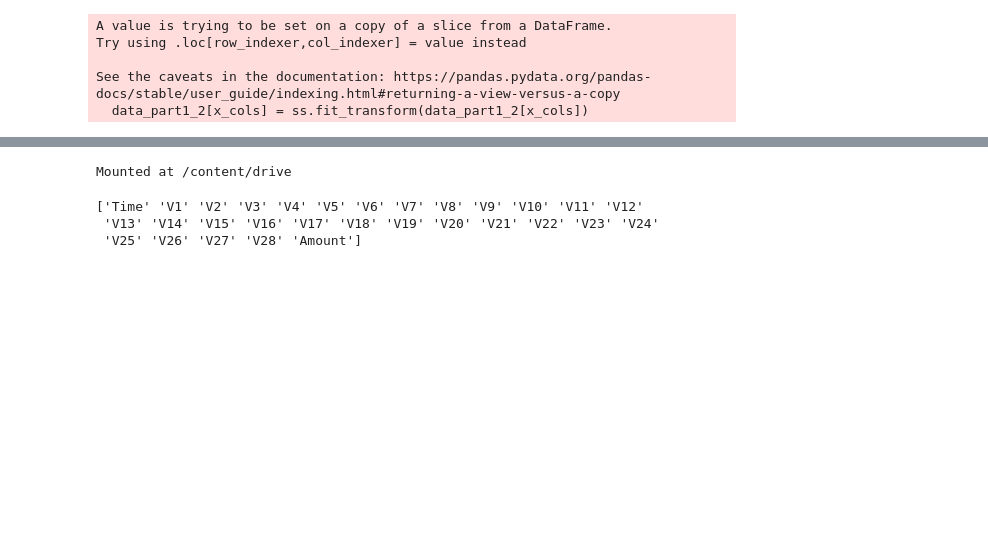
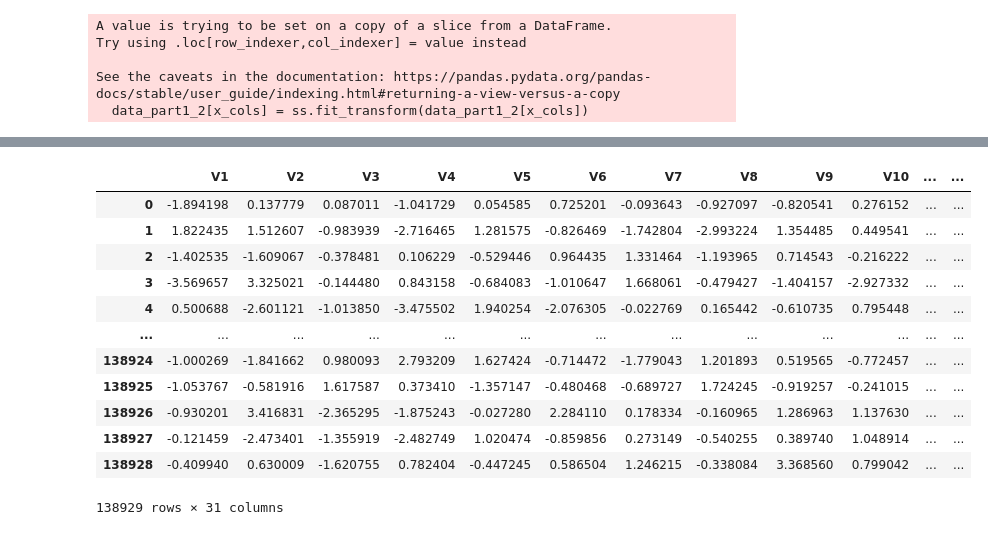
Before and after one commit to byshadowoz/CCFDM, a Jupyter notebook: nose.ipynb, the cells around one changed output, grey strips where cells are left out. Drawn from its saved outputs; the diff is of its cells as text; code cells hidden in the pictures; blank space fills up the shorter version.

Commit message:
new model being created v0.02 experiment

```diff
--- a/nose.ipynb
+++ b/nose.ipynb
@@ -157,5 +154,0 @@ Name: is_fraud, Length: 138929, dtype: int64
-# %%
-from google.colab import drive
-drive.mount('/content/drive')
-# %% [output]
-Mounted at /content/drive
@@ -167,6 +154,0 @@ with open(rarchivo, 'rb') as file:
-# %%
-print(model)
-# %% [output]
-['Time' 'V1' 'V2' 'V3' 'V4' 'V5' 'V6' 'V7' 'V8' 'V9' 'V10' 'V11' 'V12'
- 'V13' 'V14' 'V15' 'V16' 'V17' 'V18' 'V19' 'V20' 'V21' 'V22' 'V23' 'V24'
- 'V25' 'V26' 'V27' 'V28' 'Amount']
@@ -172,0 +158,16 @@ print(model)
+# %%
+data2
+# %% [output]
+|  | V1 | V2 | V3 | V4 | V5 | V6 | V7 | V8 | V9 | V10 | ... | ... |
+| 0 | -1.894198 | 0.137779 | 0.087011 | -1.041729 | 0.054585 | 0.725201 | -0.093643 | -0.927097 | -0.820541 | 0.276152 | ... | ... |
+| 1 | 1.822435 | 1.512607 | -0.983939 | -2.716465 | 1.281575 | -0.826469 | -1.742804 | -2.993224 | 1.354485 | 0.449541 | ... | ... |
+| 2 | -1.402535 | -1.609067 | -0.378481 | 0.106229 | -0.529446 | 0.964435 | 1.331464 | -1.193965 | 0.714543 | -0.216222 | ... | ... |
+| 3 | -3.569657 | 3.325021 | -0.144480 | 0.843158 | -0.684083 | -1.010647 | 1.668061 | -0.479427 | -1.404157 | -2.927332 | ... | ... |
+| 4 | 0.500688 | -2.601121 | -1.013850 | -3.475502 | 1.940254 | -2.076305 | -0.022769 | 0.165442 | -0.610735 | 0.795448 | ... | ... |
+| ... | ... | ... | ... | ... | ... | ... | ... | ... | ... | ... | ... | ... |
+| 138924 | -1.000269 | -1.841662 | 0.980093 | 2.793209 | 1.627424 | -0.714472 | -1.779043 | 1.201893 | 0.519565 | -0.772457 | ... | ... |
+| 138925 | -1.053767 | -0.581916 | 1.617587 | 0.373410 | -1.357147 | -0.480468 | -0.689727 | 1.724245 | -0.919257 | -0.241015 | ... | ... |
+| 138926 | -0.930201 | 3.416831 | -2.365295 | -1.875243 | -0.027280 | 2.284110 | 0.178334 | -0.160965 | 1.286963 | 1.137630 | ... | ... |
+| 138927 | -0.121459 | -2.473401 | -1.355919 | -2.482749 | 1.020474 | -0.859856 | 0.273149 | -0.540255 | 0.389740 | 1.048914 | ... | ... |
+| 138928 | -0.409940 | 0.630009 | -1.620755 | 0.782404 | -0.447245 | 0.586504 | 1.246215 | -0.338084 | 3.368560 | 0.799042 | ... | ... |
+138929 rows × 31 columns
```
Also changed, not shown: parts of 20 cells of this notebook.
